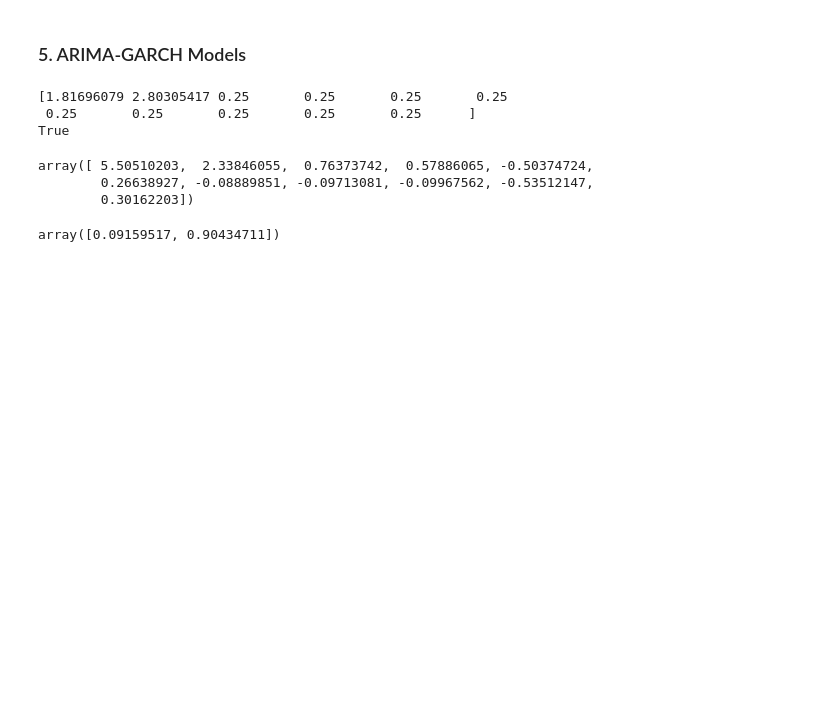
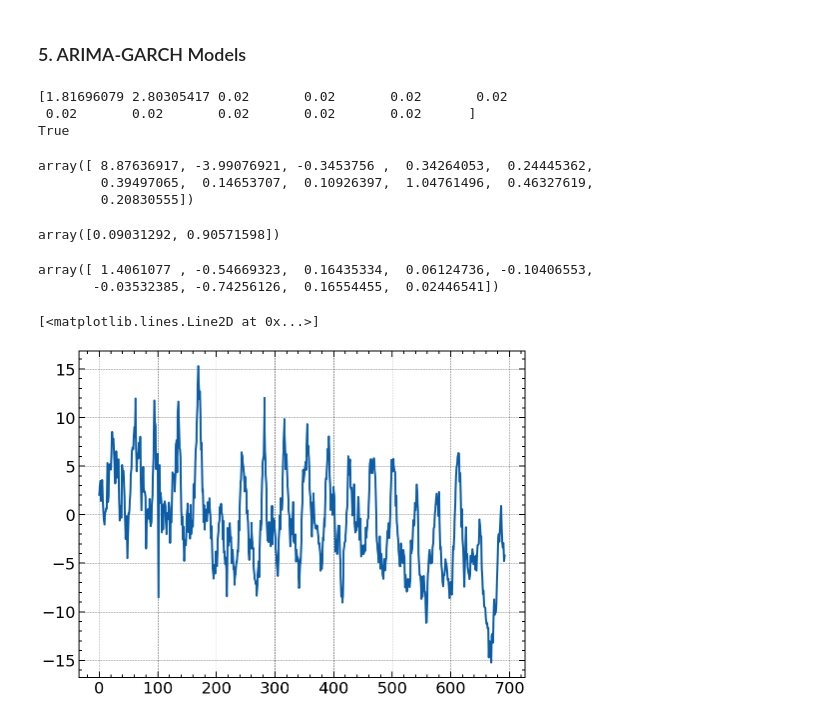
Before and after one commit to Sinbad-The-Sailor/Machine-Learning-Notebooks, a Jupyter notebook: time_series_anaylsis.ipynb, the cells around one changed output. Saved outputs shown, nothing was run; the diff lists cells and outputs as text; code cells hidden in the pictures; blank space fills up the shorter version.

```diff
--- a/time_series_anaylsis.ipynb
+++ b/time_series_anaylsis.ipynb
@@ -448,8 +448,6 @@ def arma_garch_log_loss(params: np.array, data: np.array, p: int, q: int) -> flo
     number_of_observations = len(data)
     residuals = np.zeros(number_of_observations - p - 1)
     volatility_squared = np.zeros(number_of_observations - p - 1)
-
-
 
     # Mean init.
     phi = params[2:p+2]
@@ -462,9 +460,6 @@ def arma_garch_log_loss(params: np.array, data: np.array, p: int, q: int) -> flo
     p1 = params[0]
     p2 = params[1]
     long_run_vol = np.std(data) ** 2
-
-
-
 
     for i in range(p+1, number_of_observations):
         residual = data[i] - (phi.T @ y + theta.T @ z)
@@ -481,9 +476,7 @@ def arma_garch_log_loss(params: np.array, data: np.array, p: int, q: int) -> flo
         residuals[i-p-1] = residual
         volatility_squared[i-p-1] = vol_squared
 
-
-
-    loss = np.sum(residuals ** 2 / volatility_squared + np.log(volatility_squared+1e-6))
+    loss = np.sum(residuals ** 2 / volatility_squared + (number_of_observations-p)*np.log(volatility_squared+1e-6))
     return loss
 # %%
 def precondition_parameters(params: np.array) -> np.array:
@@ -504,14 +506,14 @@ def fit_arma_garch_model(x0, data, p, q):
     print(solution.success)
     return solution.x
 # %%
-test_params = np.ones(9)*0.25
+test_params = np.ones(9)*0.02
 # %%
 sol = fit_arma_garch_model(test_params, np.array(df_training), 6, 3)
 sol
 # %% [output]
-[1.81696079 2.80305417 0.25       0.25       0.25       0.25
- 0.25       0.25       0.25       0.25       0.25      ]
+[1.81696079 2.80305417 0.02       0.02       0.02       0.02
+ 0.02       0.02       0.02       0.02       0.02      ]
 True
-array([ 5.50510203,  2.33846055,  0.76373742,  0.57886065, -0.50374724,
-        0.26638927, -0.08889851, -0.09713081, -0.09967562, -0.53512147,
-        0.30162203])
+array([ 8.87636917, -3.99076921, -0.3453756 ,  0.34264053,  0.24445362,
+        0.39497065,  0.14653707,  0.10926397,  1.04761496,  0.46327619,
+        0.20830555])
@@ -527,4 +520,14 @@ def _uncondition_parameters(params: np.array) -> np.array:
 # %%
 _uncondition_parameters(sol[:2])
 # %% [output]
-array([0.09159517, 0.90434711])
+array([0.09031292, 0.90571598])
+# %%
+sol[2:]
+# %% [output]
+array([ 1.4061077 , -0.54669323,  0.16435334,  0.06124736, -0.10406553,
+       -0.03532385, -0.74256126,  0.16554455,  0.02446541])
+# %%
+plt.plot(arma_1_step_prediction(sol[2:], np.array(df_training), 6, 3))
+# %% [output]
+[<matplotlib.lines.Line2D at 0x...>]
+[figure, added]
```
Also changed, not shown: parts of 3 cells of this notebook, 1 other file.
